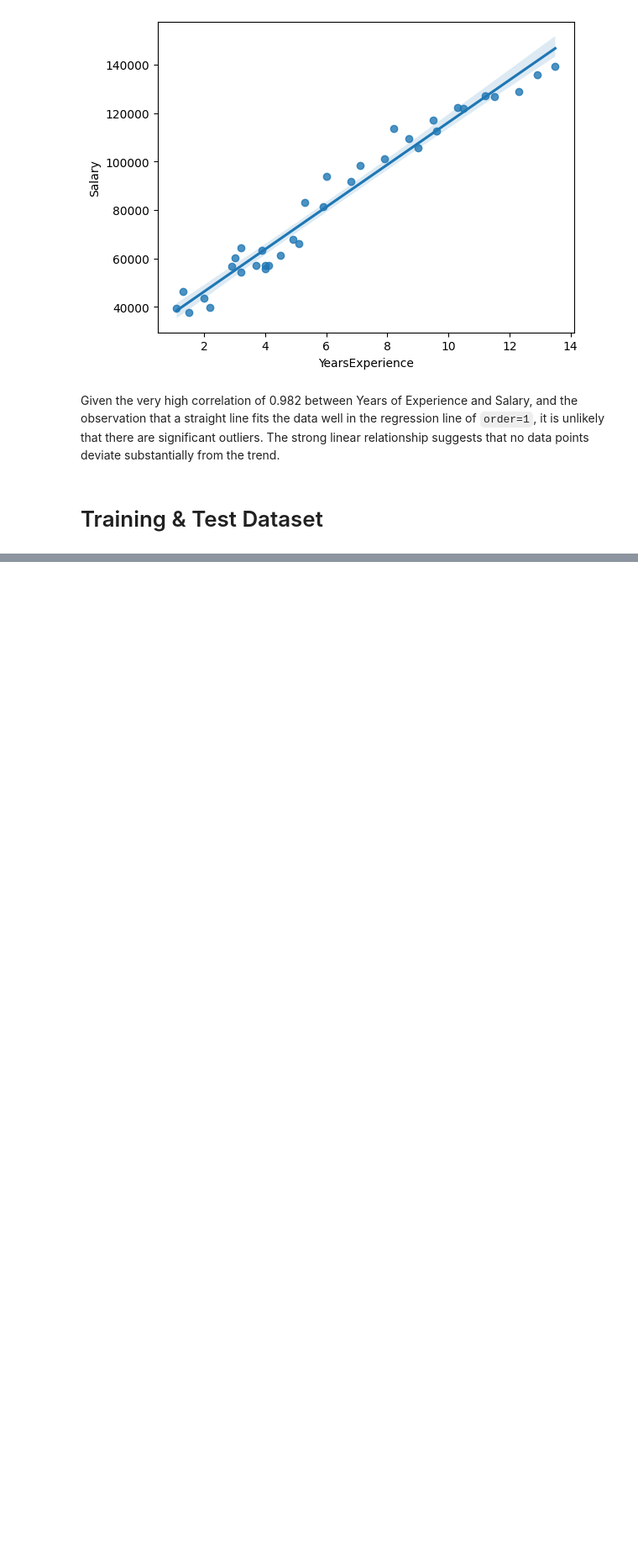
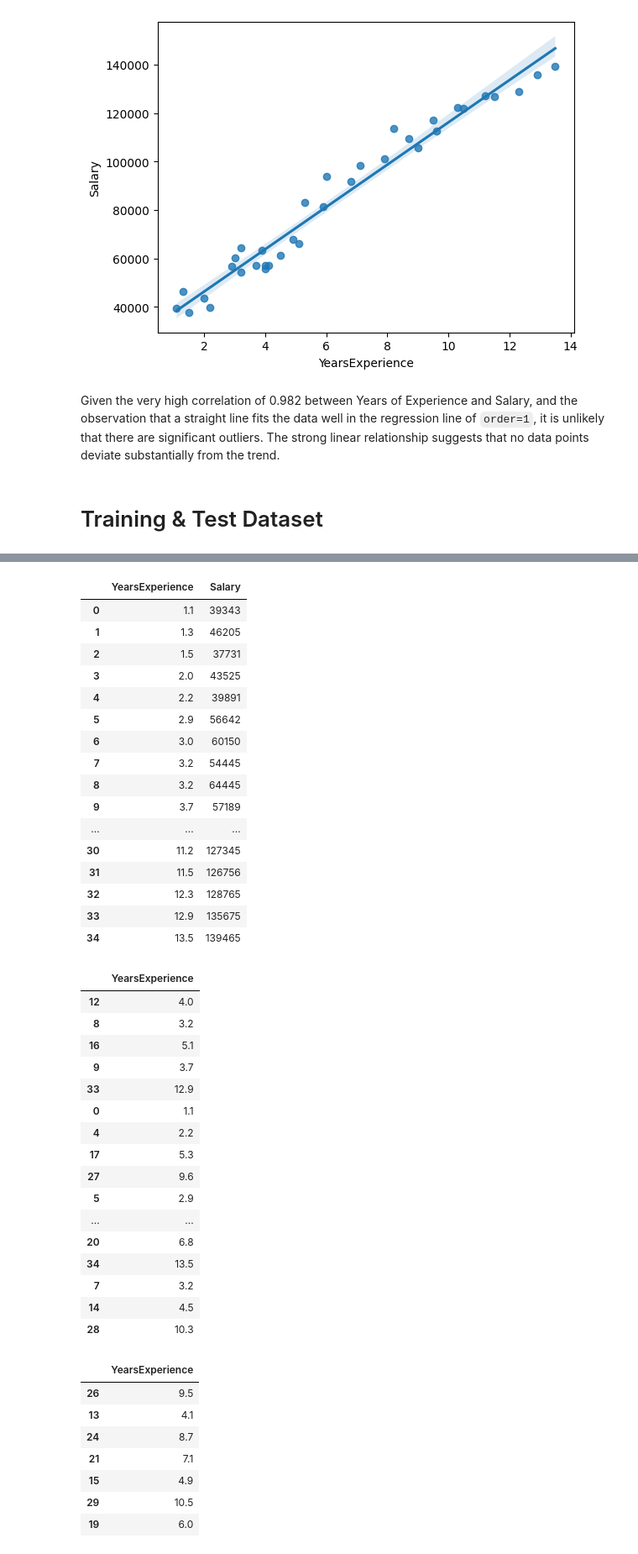
Before and after one commit to emddarn/predictive-analysis-sagemaker, a Jupyter notebook: salary_prediction_sagemaker/salary_prediction.ipynb, the cells around one changed output, grey strips where cells are left out. Shown at 84% size. Drawn from its saved outputs; the diff is of its cells as text; code cells hidden in the pictures; blank space fills up the shorter version.

```diff
--- a/salary_prediction_sagemaker/salary_prediction.ipynb
+++ b/salary_prediction_sagemaker/salary_prediction.ipynb
@@ -256,0 +306,48 @@ Given the very high correlation of 0.982 between Years of Experience and Salary,
+# %%
+# Analyse the order of the train & test data
+display(df_salary)
+display(X_train)
+display(X_test)
+# %% [output]
+|  | YearsExperience | Salary |
+| 0 | 1.1 | 39343 |
+| 1 | 1.3 | 46205 |
+| 2 | 1.5 | 37731 |
+| 3 | 2.0 | 43525 |
+| 4 | 2.2 | 39891 |
+| 5 | 2.9 | 56642 |
+| 6 | 3.0 | 60150 |
+| 7 | 3.2 | 54445 |
+| 8 | 3.2 | 64445 |
+| 9 | 3.7 | 57189 |
+| ... | ... | ... |
+| 30 | 11.2 | 127345 |
+| 31 | 11.5 | 126756 |
+| 32 | 12.3 | 128765 |
+| 33 | 12.9 | 135675 |
+| 34 | 13.5 | 139465 |
+|  | YearsExperience |
+| 12 | 4.0 |
+| 8 | 3.2 |
+| 16 | 5.1 |
+| 9 | 3.7 |
+| 33 | 12.9 |
+| 0 | 1.1 |
+| 4 | 2.2 |
+| 17 | 5.3 |
+| 27 | 9.6 |
+| 5 | 2.9 |
+| ... | ... |
+| 20 | 6.8 |
+| 34 | 13.5 |
+| 7 | 3.2 |
+| 14 | 4.5 |
+| 28 | 10.3 |
+|  | YearsExperience |
+| 26 | 9.5 |
+| 13 | 4.1 |
+| 24 | 8.7 |
+| 21 | 7.1 |
+| 15 | 4.9 |
+| 29 | 10.5 |
+| 19 | 6.0 |
```
Also changed, not shown: parts of 17 cells of this notebook, 2 other files.
